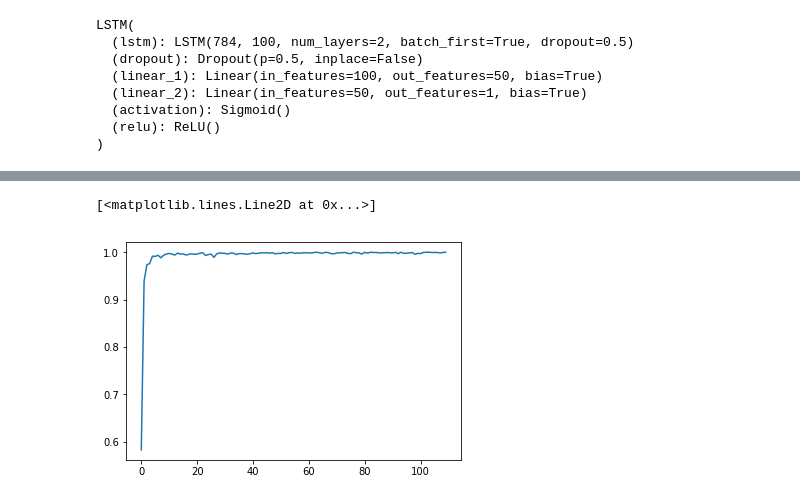
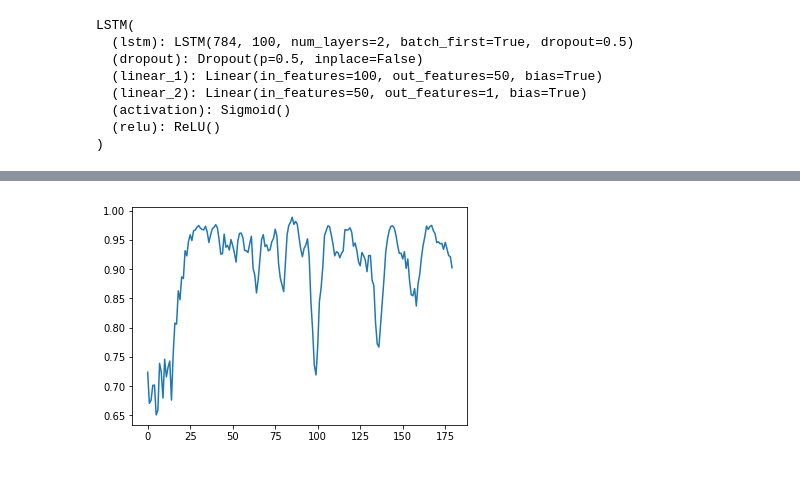
Before and after one commit to romanenkova95/InDiD, a Jupyter notebook: CPD_loss_MNIST_sequences.ipynb, the cells around one changed output, grey strips where cells are left out. Cells and saved outputs as stored; diff of their text form; code cells hidden in the pictures.

```diff
--- a/CPD_loss_MNIST_sequences.ipynb
+++ b/CPD_loss_MNIST_sequences.ipynb
@@ -116,21 +127,21 @@ class CustomLoss(nn.Module):
     def forward(self, outputs, labels):
         loss = torch.zeros(labels.size(0))
         for i, label in enumerate(labels):
-
             ind = torch.where(label != label[0])[0]
             if ind.size()[0] == 0:
                 loss[i] = loss_false_alarms(outputs[i, :])
             else:
                 w = 16
                 alpha = 0.5
-                loss[i] = alpha*loss_delay_detection(outputs[i, ind[0]: ind[0] + w], w) + (1 - alpha)*loss_false_alarms(outputs[i, :ind[0]])
+                loss[i] = (alpha * loss_delay_detection(outputs[i, ind[0]:(ind[0] + w)], w) +
+                           (1 - alpha) * loss_false_alarms(outputs[i, :ind[0]]))
         loss = torch.mean(loss)
         return loss
 # %% [markdown]
 ## Model
 # %%
 # input data parameters
-input_size = im_size*im_size
+input_size = im_size * im_size
 output_size = seq_len
 
 # model hyperparameters
@@ -139,7 +150,7 @@ n_layers = 2
 num_workers = 1
 learning_rate = 1e-3
 
-batch_size = 32
+batch_size = 64
 # %%
 def prepare_loader(data, labels, seq_len, input_size, batch_size, shuffle=True, num_workers=1):
     data = torch.FloatTensor(data)
@@ -198,8 +280,7 @@ class LSTM(nn.Module):
 # %%
 model = LSTM(input_size=input_size, output_size=output_size, hidden_dim=hidden_dim, n_layers=n_layers)
-optimizer = torch.optim.Adam(model.parameters(), lr=learning_rate)
-#loss_function = CustomLoss()
-loss_function = torch.nn.BCELoss()
+loss_function = CustomLoss()
+# loss_function = torch.nn.BCELoss()
 model.to(device)
 # %% [output]
 LSTM(
@@ -293,0 +294,2 @@ Epoch: 100/100... Step: 1100... Loss: 0.004392... Val Loss: 0.058973
+# %%
+model, (loss_list, acc_list, overall_val_loss_list) = train_model(model, loss_function, 60, 5)
@@ -294,5 +403,4 @@ Epoch: 100/100... Step: 1100... Loss: 0.004392... Val Loss: 0.058973
 # %%
-plt.plot(acc_list[::10])
+plt.plot(acc_list[::]);
 # %% [output]
-[<matplotlib.lines.Line2D at 0x...>]
-[figure, old version]
+[figure, new version]
```
Also changed, not shown: parts of 36 cells of this notebook.
